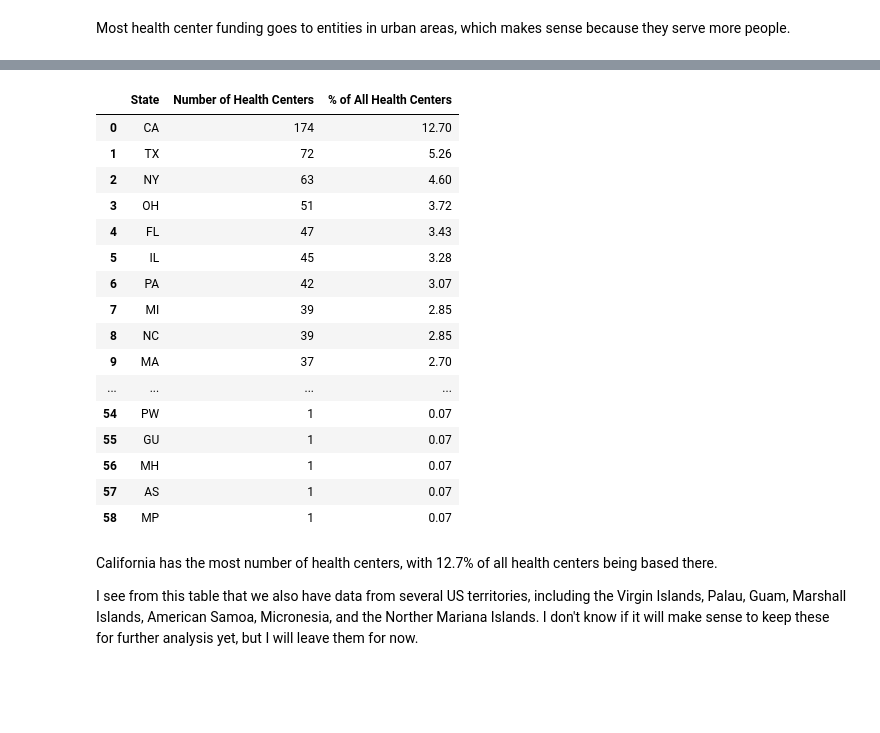
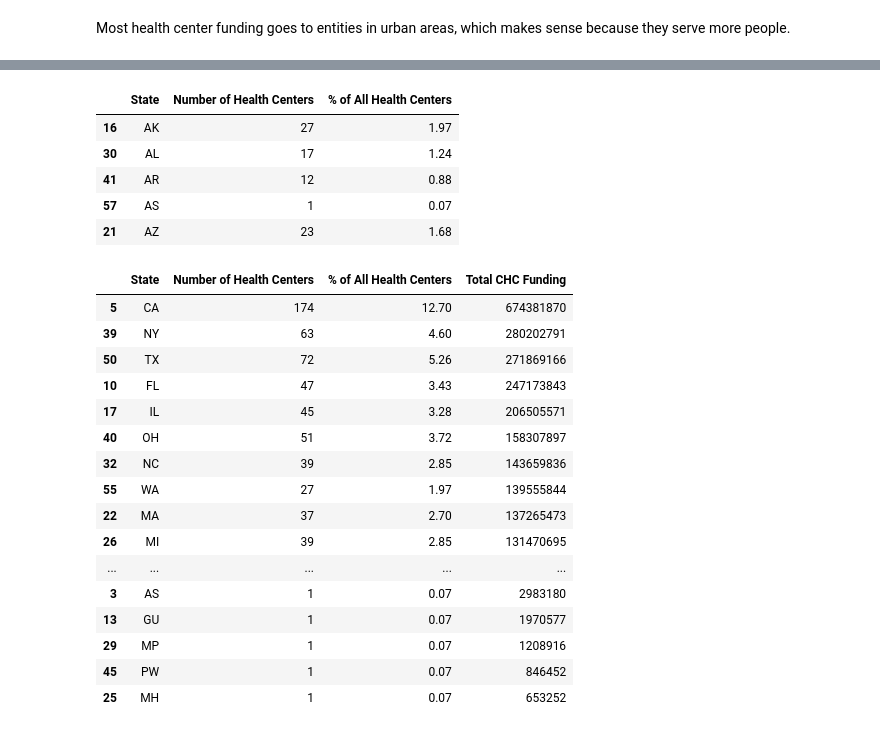
Before and after one commit to dezertdweller/capstone-project-fqhc-model, a Jupyter notebook: data-wrangling.ipynb, the cells around one changed output, grey strips where cells are left out. Drawn from its saved outputs; the diff is of its cells as text; code cells hidden in the pictures; blank space fills up the shorter version.

Commit message:
Started state summaries table.

```diff
--- a/data-wrangling.ipynb
+++ b/data-wrangling.ipynb
@@ -310,30 +299,37 @@ health_centers_states
 # %%
 health_centers_states = health_centers['HealthCenterState'].value_counts().reset_index()
-health_centers_states.columns = ['State', 'Number of Health Centers']
+health_centers_states.columns= ['State', 'Number of Health Centers']
 health_centers_states['% of All Health Centers'] = (health_centers_states['Number of Health Centers'] / len(health_centers) * 100).round(4)
-health_centers_states
+health_centers_states.sort_values('State', inplace=True)
+health_centers_states.head()
 # %% [output]
 |  | State | Number of Health Centers | % of All Health Centers |
-| 0 | CA | 174 | 12.70 |
-| 1 | TX | 72 | 5.26 |
-| 2 | NY | 63 | 4.60 |
-| 3 | OH | 51 | 3.72 |
-| 4 | FL | 47 | 3.43 |
-| 5 | IL | 45 | 3.28 |
-| 6 | PA | 42 | 3.07 |
-| 7 | MI | 39 | 2.85 |
-| 8 | NC | 39 | 2.85 |
-| 9 | MA | 37 | 2.70 |
-| ... | ... | ... | ... |
-| 54 | PW | 1 | 0.07 |
-| 55 | GU | 1 | 0.07 |
-| 56 | MH | 1 | 0.07 |
+| 16 | AK | 27 | 1.97 |
+| 30 | AL | 17 | 1.24 |
+| 41 | AR | 12 | 0.88 |
 | 57 | AS | 1 | 0.07 |
-| 58 | MP | 1 | 0.07 |
+| 21 | AZ | 23 | 1.68 |
-# %% [markdown]
-California has the most number of health centers, with 12.7% of all health centers being based there.
-
-I see from this table that we also have data from several US territories, including the Virgin Islands, Palau, Guam, Marshall Islands, American Samoa, Micronesia, and the Norther Mariana Islands. I don't know if it will make sense to keep these for further analysis yet, but I will leave them for now.
+# %%
+hc_state_summaries = health_centers_states.merge(health_center_state_funding, how='right', on='State')
+hc_state_summaries.sort_values('Total CHC Funding', ascending=False)
+# %% [output]
+|  | State | Number of Health Centers | % of All Health Centers | Total CHC Funding |
+| 5 | CA | 174 | 12.70 | 674381870 |
+| 39 | NY | 63 | 4.60 | 280202791 |
+| 50 | TX | 72 | 5.26 | 271869166 |
+| 10 | FL | 47 | 3.43 | 247173843 |
+| 17 | IL | 45 | 3.28 | 206505571 |
+| 40 | OH | 51 | 3.72 | 158307897 |
+| 32 | NC | 39 | 2.85 | 143659836 |
+| 55 | WA | 27 | 1.97 | 139555844 |
+| 22 | MA | 37 | 2.70 | 137265473 |
+| 26 | MI | 39 | 2.85 | 131470695 |
+| ... | ... | ... | ... | ... |
+| 3 | AS | 1 | 0.07 | 2983180 |
+| 13 | GU | 1 | 0.07 | 1970577 |
+| 29 | MP | 1 | 0.07 | 1208916 |
+| 45 | PW | 1 | 0.07 | 846452 |
+| 25 | MH | 1 | 0.07 | 653252 |
 # %%
 funding_types = health_centers[['BHCMISID','FundingCHC', 'FundingMHC', 'FundingHO', 'FundingPH']]
 funding_types.head()
```
Also changed, not shown: parts of 10 cells of this notebook.
